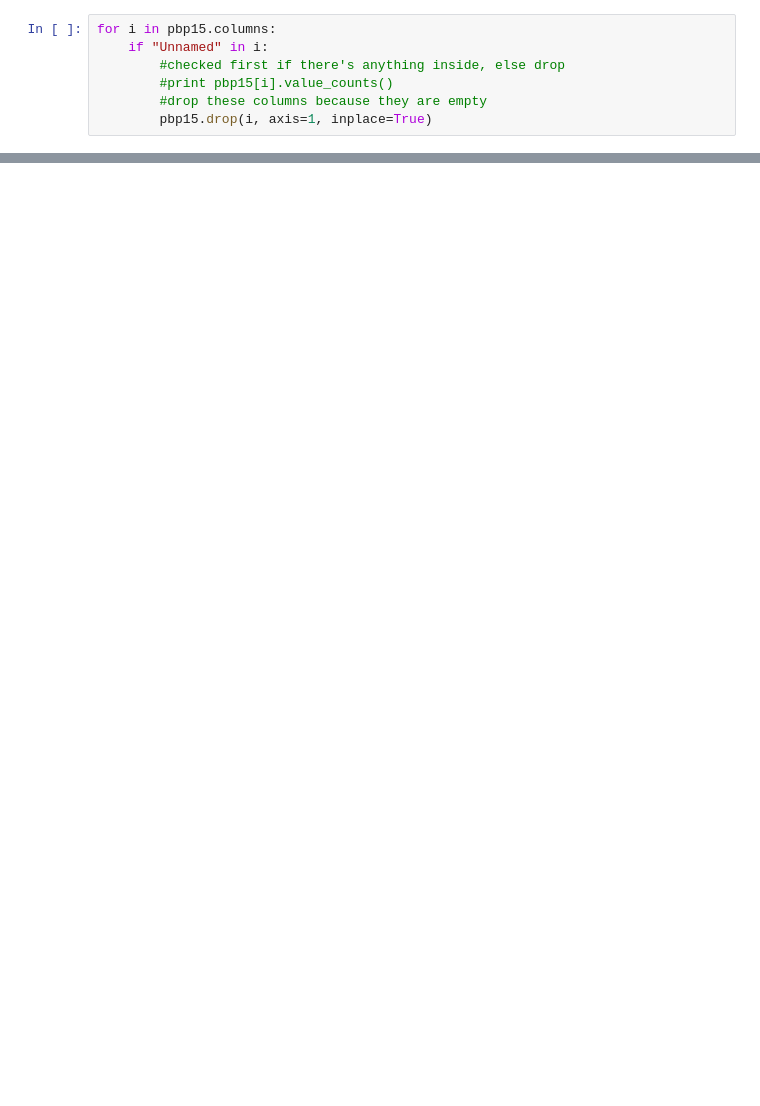
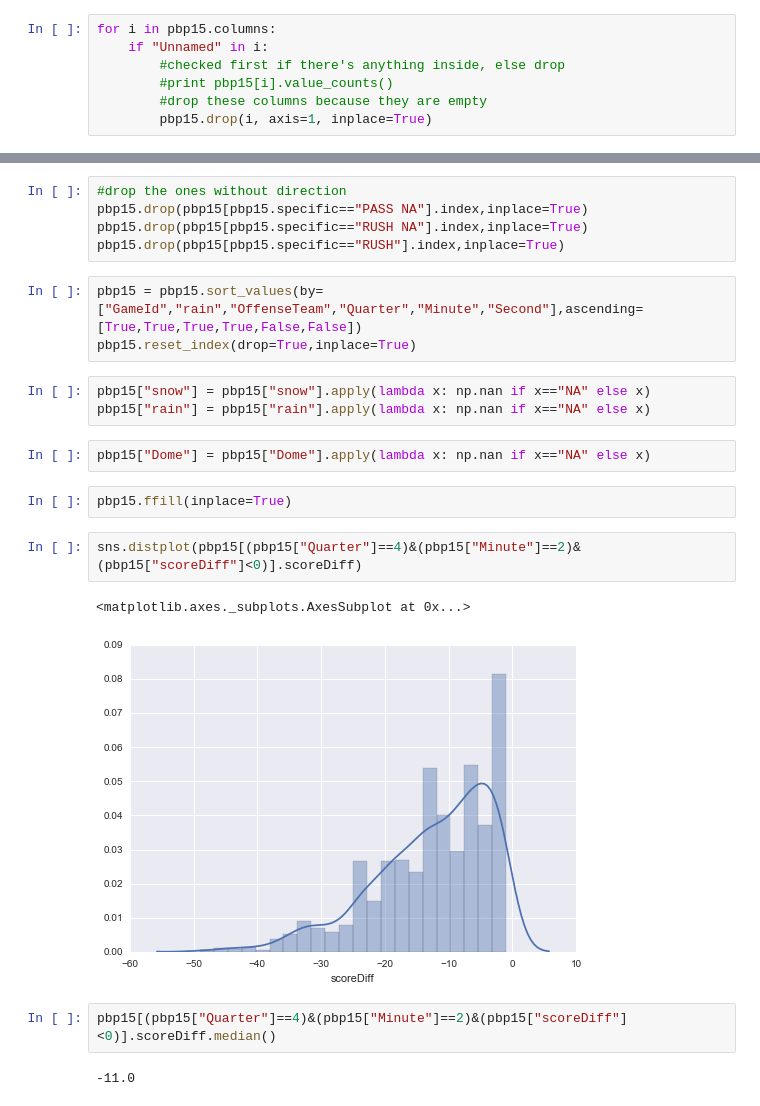
Before and after one commit to KirosG/Capstone, a Jupyter notebook: code/nfl.ipynb, the cells around one changed output, grey strips where cells are left out. Cells and saved outputs as stored; diff of their text form; blank space fills up the shorter version.

```diff
--- a/code/nfl.ipynb
+++ b/code/nfl.ipynb
@@ -328,0 +248,24 @@ pbp15sub["OffenseTeam"].factorize()[1].tolist()
+# %%
+#drop the ones without direction
+pbp15.drop(pbp15[pbp15.specific=="PASS NA"].index,inplace=True)
+pbp15.drop(pbp15[pbp15.specific=="RUSH NA"].index,inplace=True)
+pbp15.drop(pbp15[pbp15.specific=="RUSH"].index,inplace=True)
+# %%
+pbp15 = pbp15.sort_values(by=["GameId","rain","OffenseTeam","Quarter","Minute","Second"],ascending=[True,True,True,True,False,False])
+pbp15.reset_index(drop=True,inplace=True)
+# %%
+pbp15["snow"] = pbp15["snow"].apply(lambda x: np.nan if x=="NA" else x)
+pbp15["rain"] = pbp15["rain"].apply(lambda x: np.nan if x=="NA" else x)
+# %%
+pbp15["Dome"] = pbp15["Dome"].apply(lambda x: np.nan if x=="NA" else x)
+# %%
+pbp15.ffill(inplace=True)
+# %%
+sns.distplot(pbp15[(pbp15["Quarter"]==4)&(pbp15["Minute"]==2)&(pbp15["scoreDiff"]<0)].scoreDiff)
+# %% [output]
+<matplotlib.axes._subplots.AxesSubplot at 0x...>
+[figure, added]
+# %%
+pbp15[(pbp15["Quarter"]==4)&(pbp15["Minute"]==2)&(pbp15["scoreDiff"]<0)].scoreDiff.median()
+# %% [output]
+-11.0
```
Also changed, not shown: parts of 150 cells of this notebook, 19 other files.
